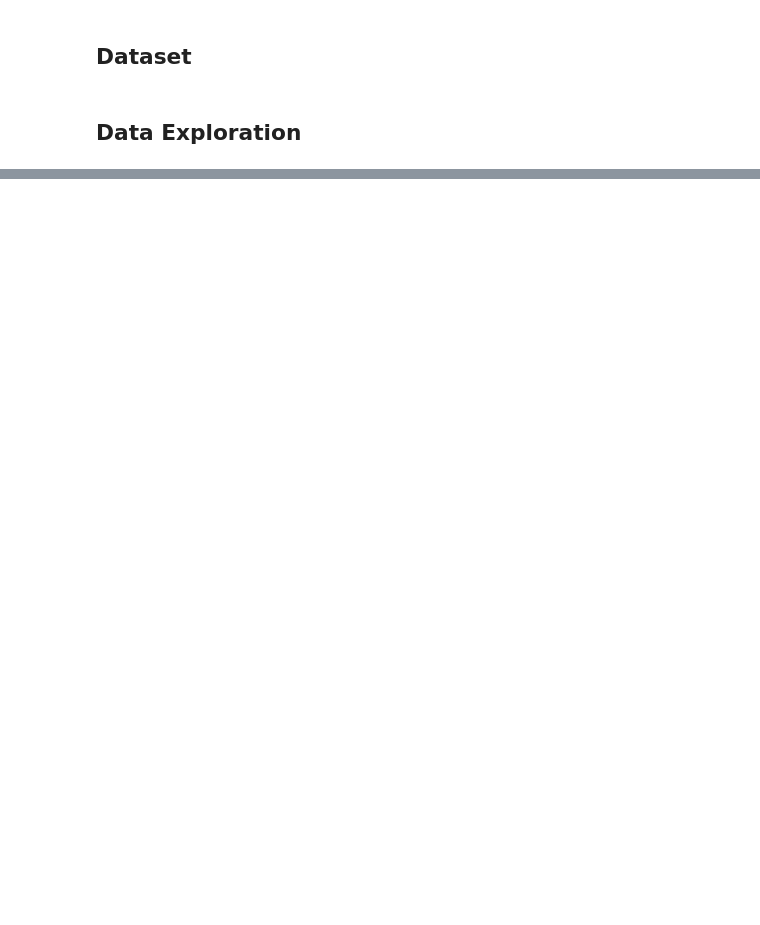
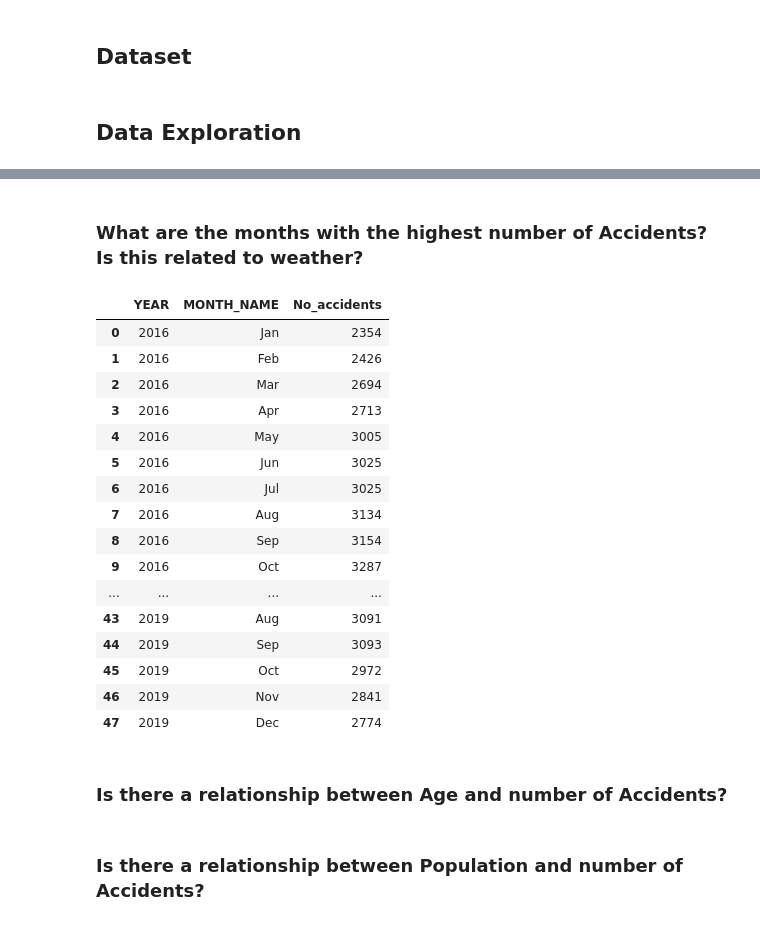
Before and after one commit to ddlondono/Traffic-Incidents-, a Jupyter notebook: Data 604 Project.ipynb, the cells around one changed output, grey strips where cells are left out. Drawn from its saved outputs; the diff is of its cells as text; code cells hidden in the pictures; blank space fills up the shorter version.

```diff
--- a/Data 604 Project.ipynb
+++ b/Data 604 Project.ipynb
@@ -27 +56,5 @@ What are the things I need to do here?
+# %%
+import sqlalchemy as sq
+
+engine = sq.create_engine('mysql+mysqlconnector://l01-12:A9vwHwl5Sa4fa@datasciencedb2.ucalgary.ca/l01-12')
 # %% [markdown]
@@ -30,0 +204,26 @@ Accident_columns =
+# %% [markdown]
+### What are the months with the highest number of Accidents? Is this related to weather?
+# %%
+accidents_year_month = pd.read_sql_query('''SELECT YEAR(DATE) as YEAR, DATE_FORMAT(DATE, '%b') as MONTH_NAME, COUNT(*) as No_accidents
+                                         FROM accidents
+                                         GROUP BY YEAR(DATE), MONTH(DATE)''', engine)
+
+accidents_year_month
+# %% [output]
+|  | YEAR | MONTH_NAME | No_accidents |
+| 0 | 2016 | Jan | 2354 |
+| 1 | 2016 | Feb | 2426 |
+| 2 | 2016 | Mar | 2694 |
+| 3 | 2016 | Apr | 2713 |
+| 4 | 2016 | May | 3005 |
+| 5 | 2016 | Jun | 3025 |
+| 6 | 2016 | Jul | 3025 |
+| 7 | 2016 | Aug | 3134 |
+| 8 | 2016 | Sep | 3154 |
+| 9 | 2016 | Oct | 3287 |
+| ... | ... | ... | ... |
+| 43 | 2019 | Aug | 3091 |
+| 44 | 2019 | Sep | 3093 |
+| 45 | 2019 | Oct | 2972 |
+| 46 | 2019 | Nov | 2841 |
+| 47 | 2019 | Dec | 2774 |
@@ -30,0 +233,4 @@ Accident_columns =
+# %% [markdown]
+### Is there a relationship between Age and number of Accidents?
+# %% [markdown]
+### Is there a relationship between Population and number of Accidents?
```
Also changed, not shown: parts of 25 cells of this notebook, 5 other files.
